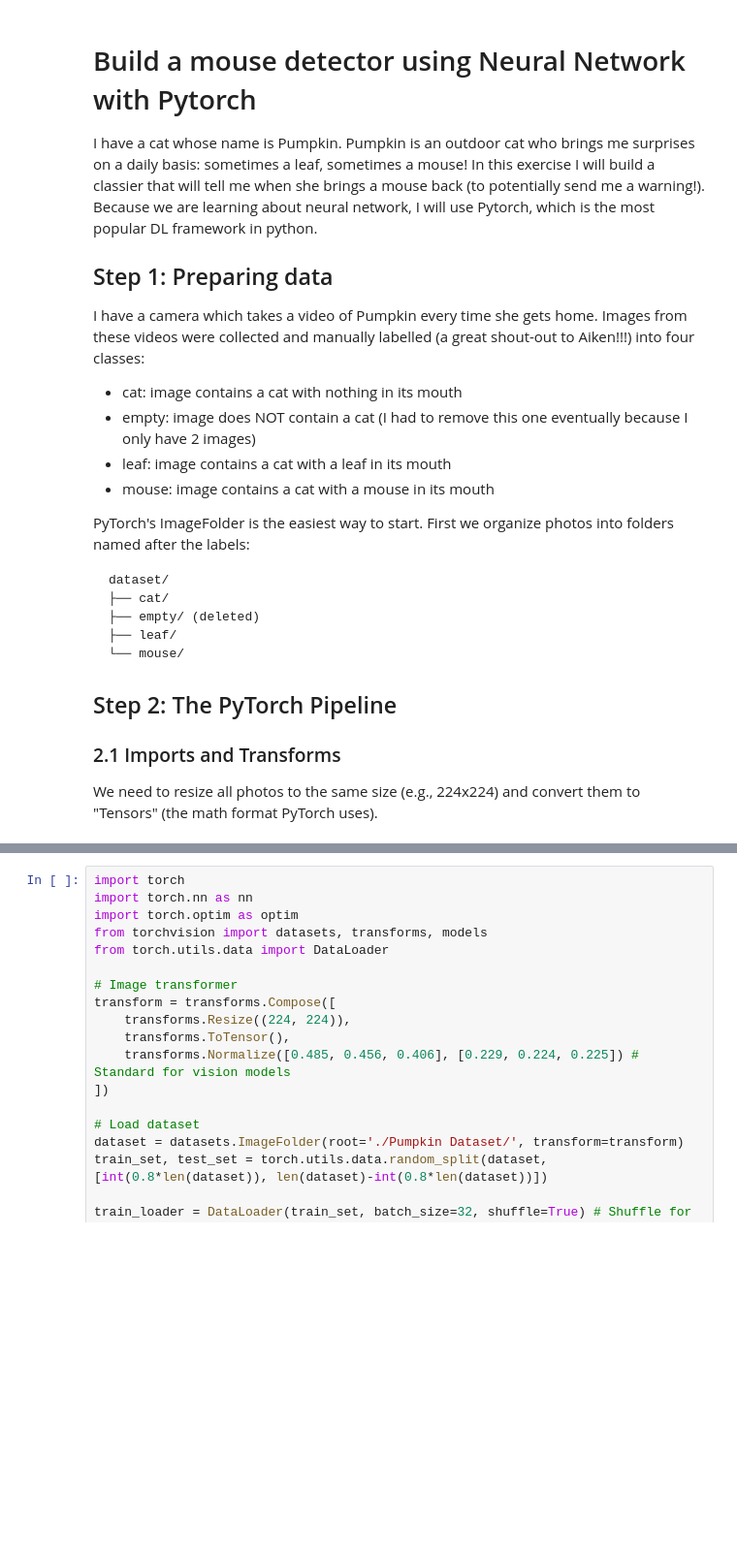
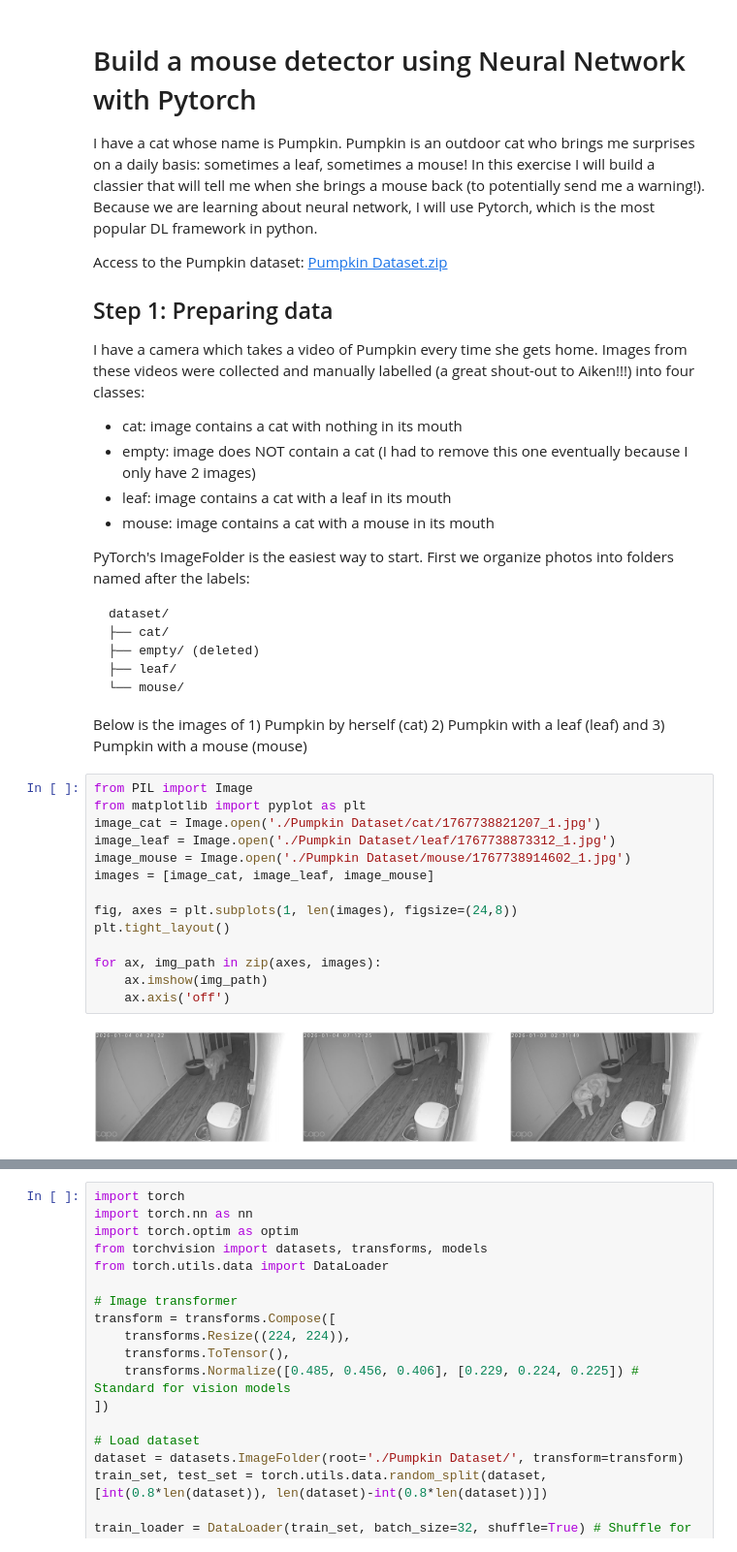
Before and after one commit to tianlinhe/bioinfor-to-ai, a Jupyter notebook: W3/w3_1_nn.ipynb, the cells around one changed output, grey strips where cells are left out. Shown at 97% size. Drawn from its saved outputs; the diff is of its cells as text; blank space fills up the shorter version.

Commit message:
add pk images

````diff
--- a/W3/w3_1_nn.ipynb
+++ b/W3/w3_1_nn.ipynb
@@ -2,6 +2,8 @@
 # Build a mouse detector using Neural Network with Pytorch
 
 I have a cat whose name is Pumpkin. Pumpkin is an outdoor cat who brings me surprises on a daily basis: sometimes a leaf, sometimes a mouse! In this exercise I will build a classier that will tell me when she brings a mouse back (to potentially send me a warning!). Because we are learning about neural network, I will use Pytorch, which is the most popular DL framework in python.
+
+Access to the Pumpkin dataset: [Pumpkin Dataset.zip](https://drive.google.com/file/d/1spuiLMYXb-BvPCbzXw6FRJl26sXzUIMC/view?usp=sharing)
 
 ## Step 1: Preparing data
 I have a camera which takes a video of Pumpkin every time she gets home. Images from these videos were collected and manually labelled (a great shout-out to Aiken!!!) into four classes:
@@ -19,7 +21,20 @@ dataset/
 ├── leaf/
 └── mouse/
 ```
-
-## Step 2: The PyTorch Pipeline
-### 2.1 Imports and Transforms
-We need to resize all photos to the same size (e.g., 224x224) and convert them to "Tensors" (the math format PyTorch uses).
+Below is the images of 1) Pumpkin by herself (cat) 2) Pumpkin with a leaf (leaf) and 3) Pumpkin with a mouse (mouse)
+# %%
+from PIL import Image
+from matplotlib import pyplot as plt
+image_cat = Image.open('./Pumpkin Dataset/cat/1767738821207_1.jpg')
+image_leaf = Image.open('./Pumpkin Dataset/leaf/1767738873312_1.jpg')
+image_mouse = Image.open('./Pumpkin Dataset/mouse/1767738914602_1.jpg')
+images = [image_cat, image_leaf, image_mouse]
+
+fig, axes = plt.subplots(1, len(images), figsize=(24,8))
+plt.tight_layout()
+
+for ax, img_path in zip(axes, images):
+    ax.imshow(img_path)
+    ax.axis('off')
+# %% [output]
+[figure, added]
````
Also changed, not shown: parts of 2 cells of this notebook.
